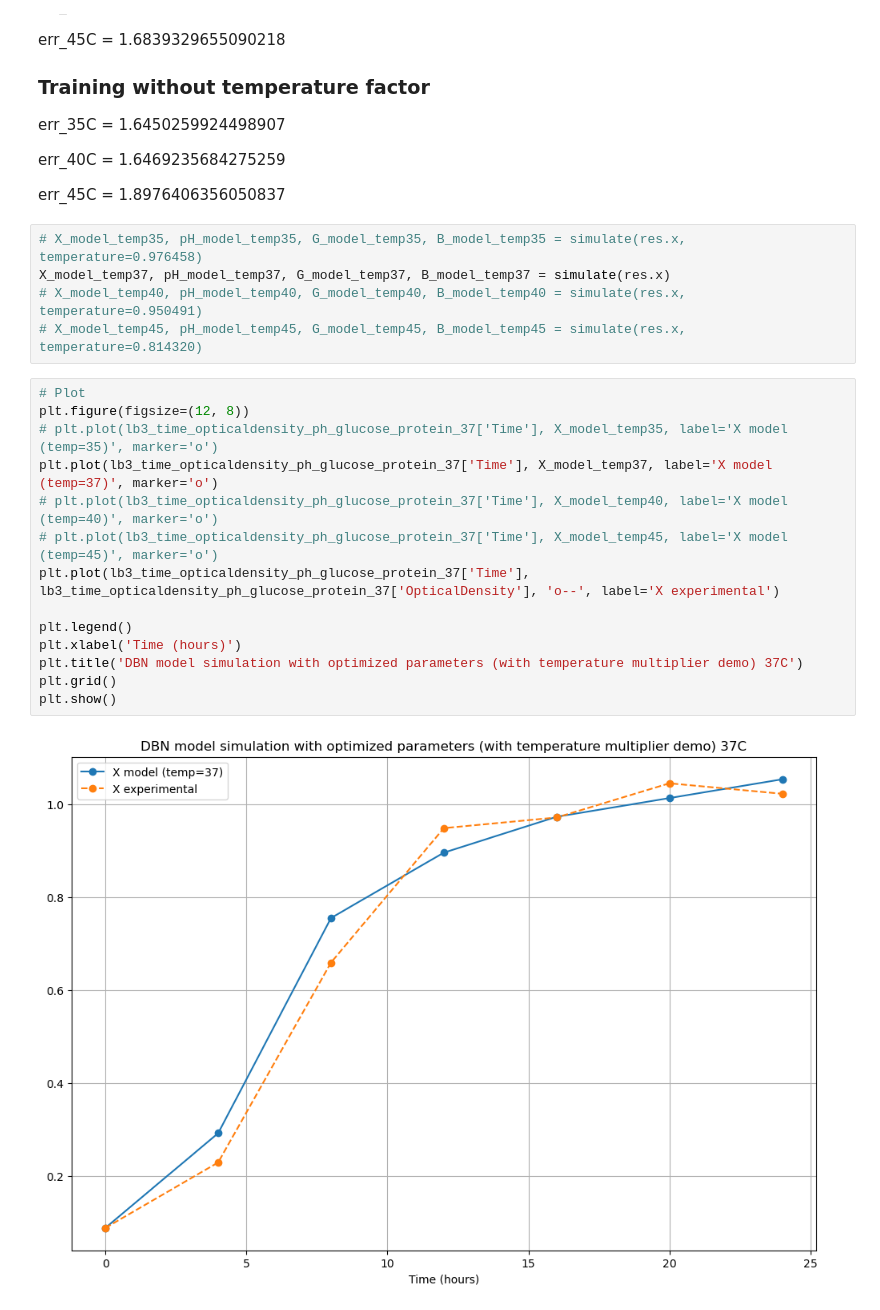
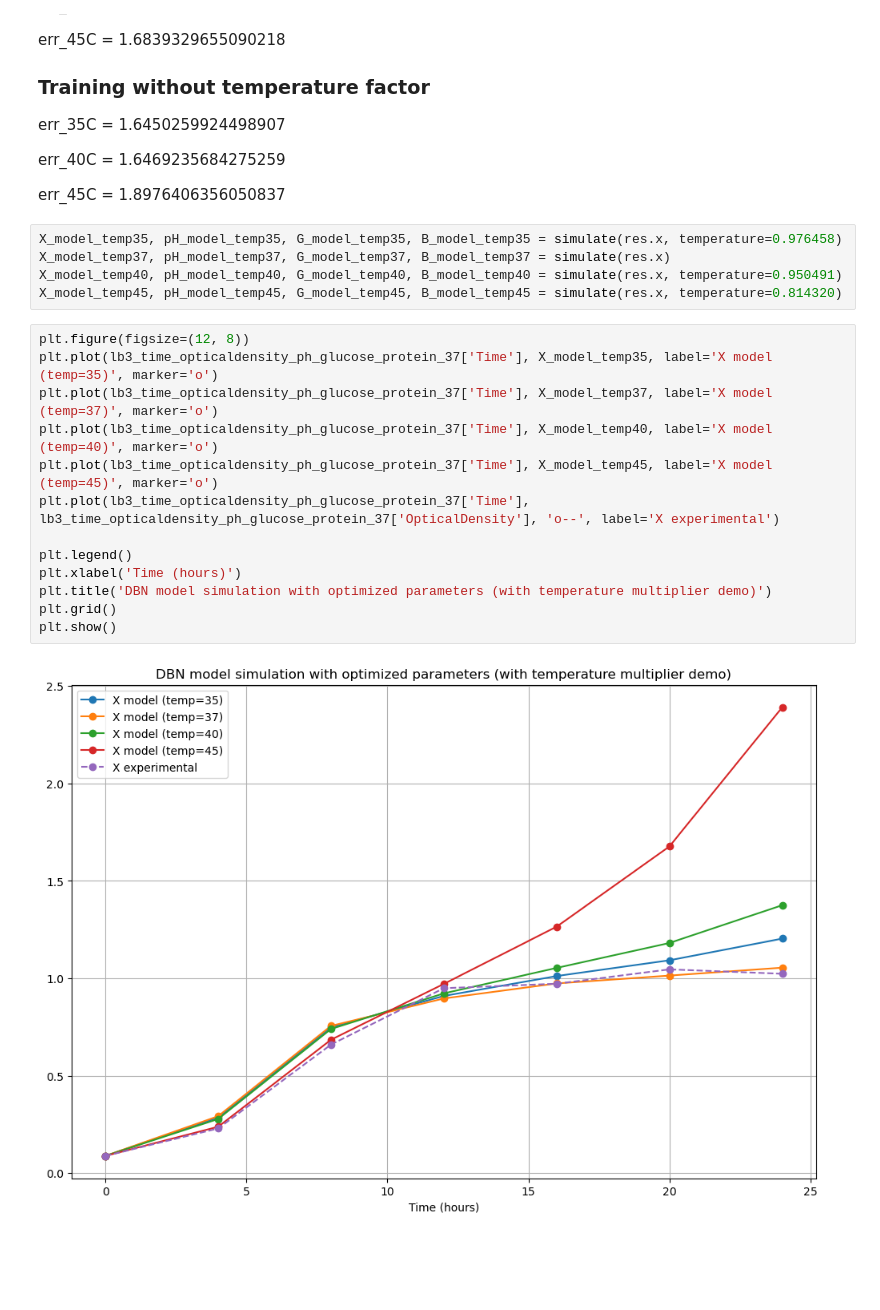
Before and after one commit to AI-ML-systems/biotech_production_management, a Jupyter notebook: src/model37.ipynb, the cells around one changed output. Cells and saved outputs as stored; diff of their text form; blank space fills up the shorter version.

```diff
--- a/src/model37.ipynb
+++ b/src/model37.ipynb
@@ -162,23 +162,22 @@ err_40C = 1.6469235684275259
 
 err_45C = 1.8976406356050837
 # %%
-# X_model_temp35, pH_model_temp35, G_model_temp35, B_model_temp35 = simulate(res.x, temperature=0.976458)
+X_model_temp35, pH_model_temp35, G_model_temp35, B_model_temp35 = simulate(res.x, temperature=0.976458)
 X_model_temp37, pH_model_temp37, G_model_temp37, B_model_temp37 = simulate(res.x)
-# X_model_temp40, pH_model_temp40, G_model_temp40, B_model_temp40 = simulate(res.x, temperature=0.950491)
-# X_model_temp45, pH_model_temp45, G_model_temp45, B_model_temp45 = simulate(res.x, temperature=0.814320)
+X_model_temp40, pH_model_temp40, G_model_temp40, B_model_temp40 = simulate(res.x, temperature=0.950491)
+X_model_temp45, pH_model_temp45, G_model_temp45, B_model_temp45 = simulate(res.x, temperature=0.814320)
 # %%
-# Plot
 plt.figure(figsize=(12, 8))
-# plt.plot(lb3_time_opticaldensity_ph_glucose_protein_37['Time'], X_model_temp35, label='X model (temp=35)', marker='o')
+plt.plot(lb3_time_opticaldensity_ph_glucose_protein_37['Time'], X_model_temp35, label='X model (temp=35)', marker='o')
 plt.plot(lb3_time_opticaldensity_ph_glucose_protein_37['Time'], X_model_temp37, label='X model (temp=37)', marker='o')
-# plt.plot(lb3_time_opticaldensity_ph_glucose_protein_37['Time'], X_model_temp40, label='X model (temp=40)', marker='o')
-# plt.plot(lb3_time_opticaldensity_ph_glucose_protein_37['Time'], X_model_temp45, label='X model (temp=45)', marker='o')
+plt.plot(lb3_time_opticaldensity_ph_glucose_protein_37['Time'], X_model_temp40, label='X model (temp=40)', marker='o')
+plt.plot(lb3_time_opticaldensity_ph_glucose_protein_37['Time'], X_model_temp45, label='X model (temp=45)', marker='o')
 plt.plot(lb3_time_opticaldensity_ph_glucose_protein_37['Time'], lb3_time_opticaldensity_ph_glucose_protein_37['OpticalDensity'], 'o--', label='X experimental')
 
 plt.legend()
 plt.xlabel('Time (hours)')
-plt.title('DBN model simulation with optimized parameters (with temperature multiplier demo) 37C')
+plt.title('DBN model simulation with optimized parameters (with temperature multiplier demo)')
 plt.grid()
 plt.show()
 # %% [output]
-[figure, old version]
+[figure, new version]
```
Also changed, not shown: parts of 4 cells of this notebook, 7 other files.
